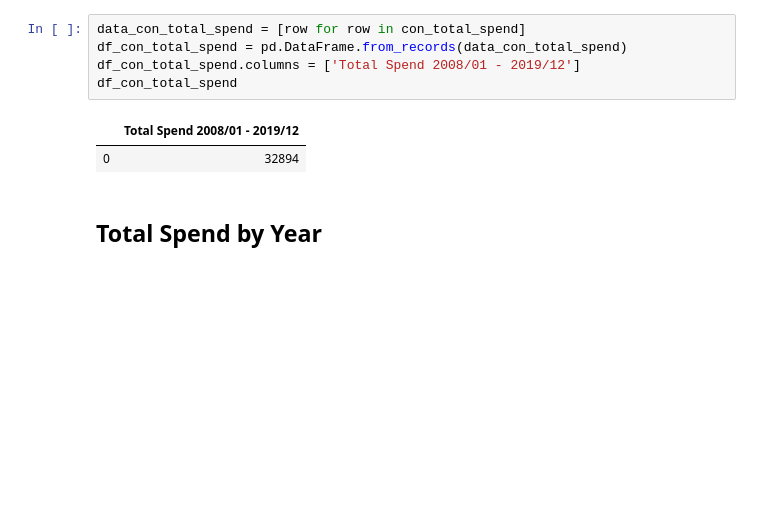
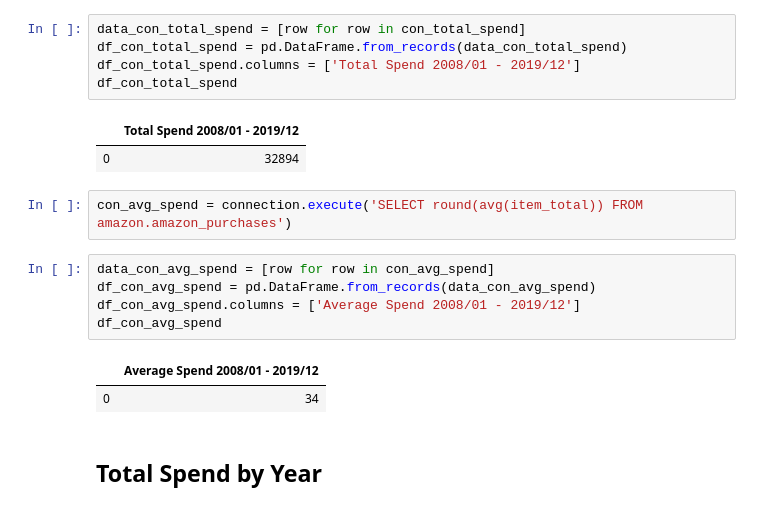
Before and after one commit to AmitSamra/DataEngineering.Labs.AirflowProject, a Jupyter notebook: amazon_visualization.ipynb, the cells around one changed output. Saved outputs shown, nothing was run; the diff lists cells and outputs as text; blank space fills up the shorter version.

```diff
--- a/amazon_visualization.ipynb
+++ b/amazon_visualization.ipynb
@@ -29,6 +29,16 @@ df_con_total_spend
 # %% [output]
 |  | Total Spend 2008/01 - 2019/12 |
 | 0 | 32894 |
+# %%
+con_avg_spend = connection.execute('SELECT round(avg(item_total)) FROM amazon.amazon_purchases')
+# %%
+data_con_avg_spend = [row for row in con_avg_spend]
+df_con_avg_spend = pd.DataFrame.from_records(data_con_avg_spend)
+df_con_avg_spend.columns = ['Average Spend 2008/01 - 2019/12']
+df_con_avg_spend
+# %% [output]
+|  | Average Spend 2008/01 - 2019/12 |
+| 0 | 34 |
 # %% [markdown]
 ## Total Spend by Year
 # %%
```
Also changed, not shown: parts of 7 cells of this notebook.
